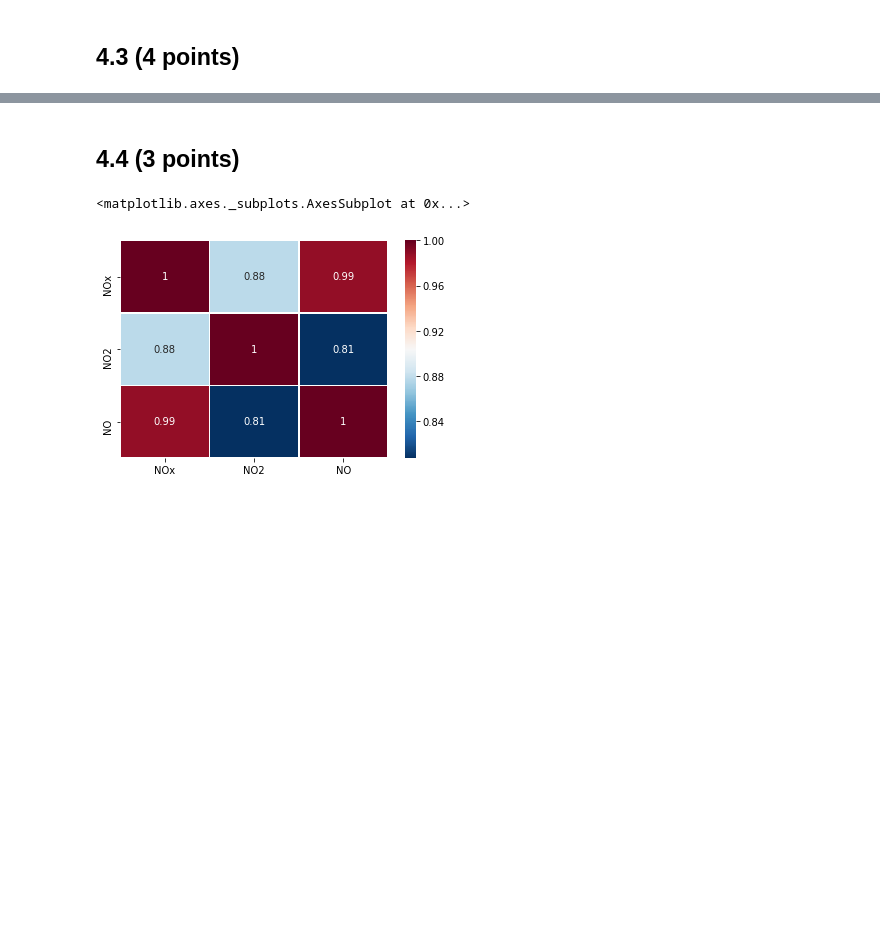
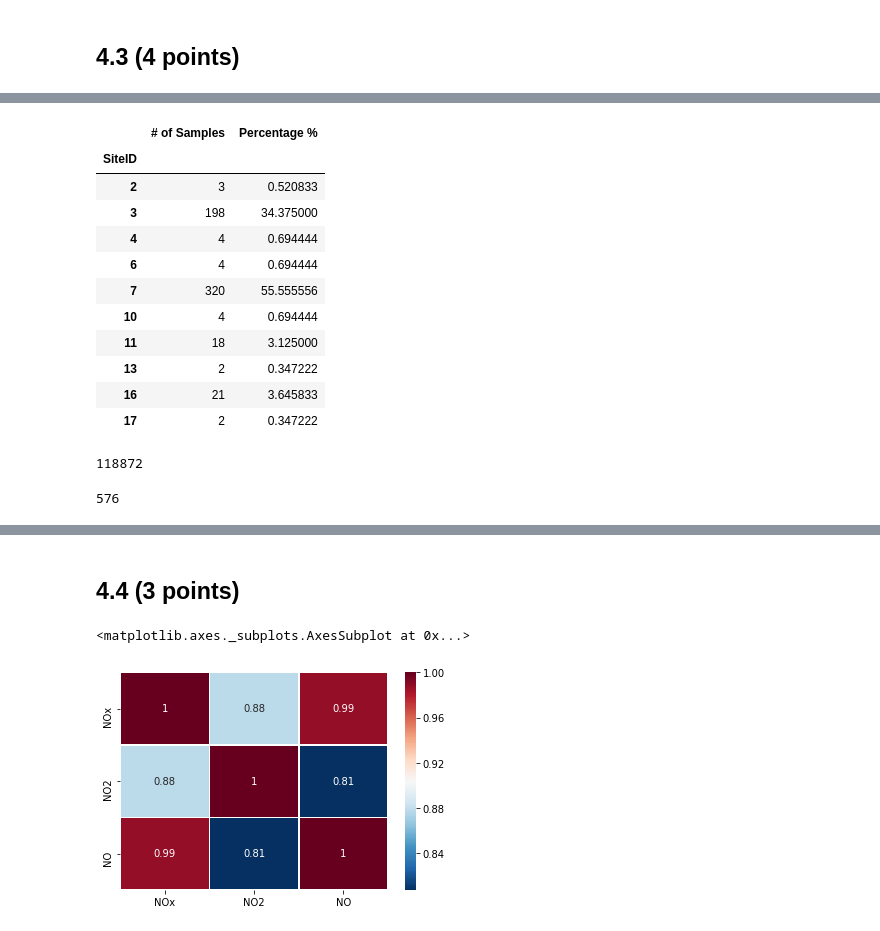
Before and after one commit to celinadong/IAML-CW2, a Jupyter notebook: Data/PartB/Part B - Bristol Air Quality.ipynb, the cells around one changed output, grey strips where cells are left out. Drawn from its saved outputs; the diff is of its cells as text; code cells hidden in the pictures; blank space fills up the shorter version.

```diff
--- a/Data/PartB/Part B - Bristol Air Quality.ipynb
+++ b/Data/PartB/Part B - Bristol Air Quality.ipynb
@@ -138,0 +157,11 @@ Concerning attribute *SiteID*, it is an integer valued attribute that uniquely i
+# %%
+# Negative values
+negative_data = bristol_air[(bristol_air['NOx'] < 0) | (bristol_air['NO2'] < 0) | (bristol_air['NO'] < 0)]
+negative_counts = negative_data.SiteID.value_counts().sort_index()
+negative_percentages = negative_data['SiteID'].value_counts(normalize=True).sort_index() * 100
+# Convert pandas series to dataframe
+negative_SiteID = negative_counts.rename_axis('SiteID').to_frame('# of Samples')
+# Concatenate percentages series to the df
+negative_SiteID = pd.concat((negative_SiteID, negative_percentages.rename('Percentage %')), axis=1)
+# Generate latex table from dataframe
+negative_SiteID.to_latex()
@@ -140,0 +193,23 @@ Concerning attribute *SiteID*, it is an integer valued attribute that uniquely i
+# %%
+negative_SiteID
+# %% [output]
+|  | # of Samples | Percentage % |
+| SiteID |  |  |
+| 2 | 3 | 0.520833 |
+| 3 | 198 | 34.375000 |
+| 4 | 4 | 0.694444 |
+| 6 | 4 | 0.694444 |
+| 7 | 320 | 55.555556 |
+| 10 | 4 | 0.694444 |
+| 11 | 18 | 3.125000 |
+| 13 | 2 | 0.347222 |
+| 16 | 21 | 3.645833 |
+| 17 | 2 | 0.347222 |
+# %%
+sum(missing_SiteID['# of Samples'])
+# %% [output]
+118872
+# %%
+sum(negative_SiteID['# of Samples'])
+# %% [output]
+576
```
Also changed, not shown: parts of 13 cells of this notebook.
